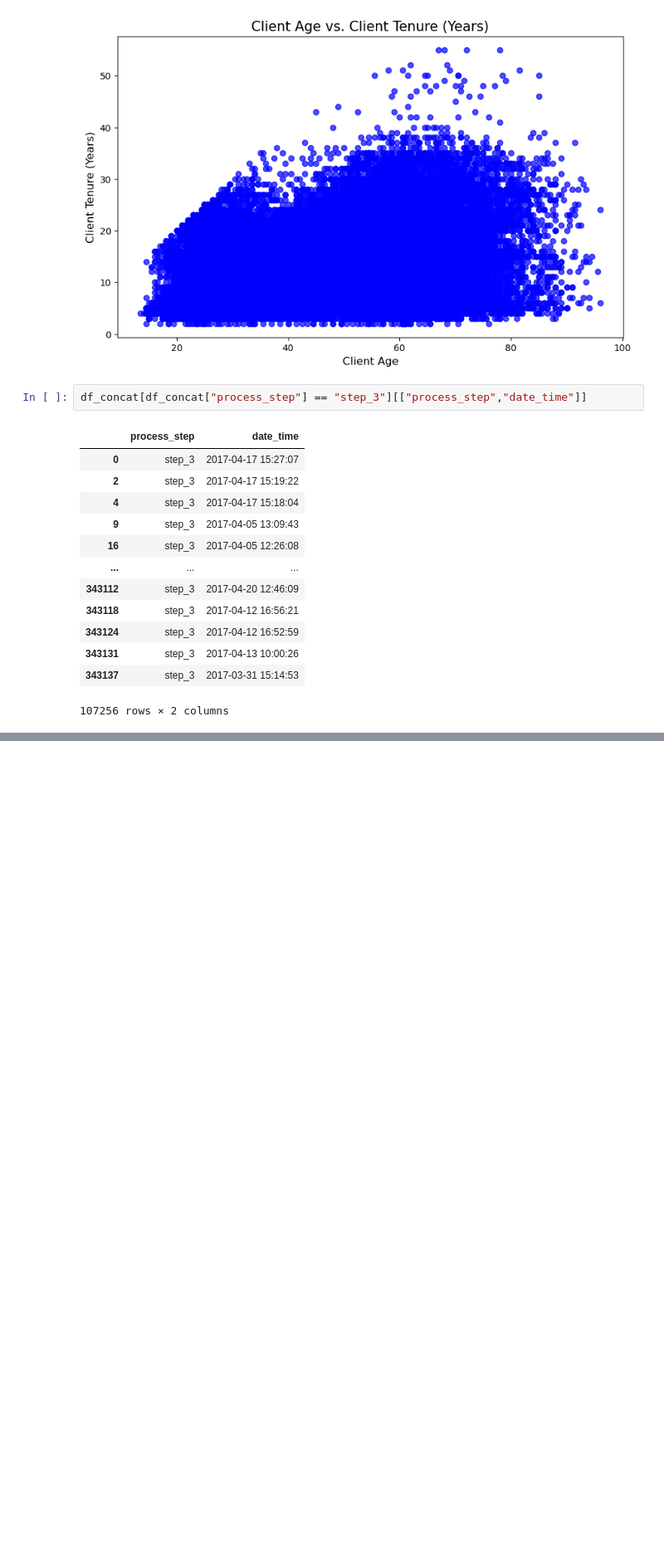
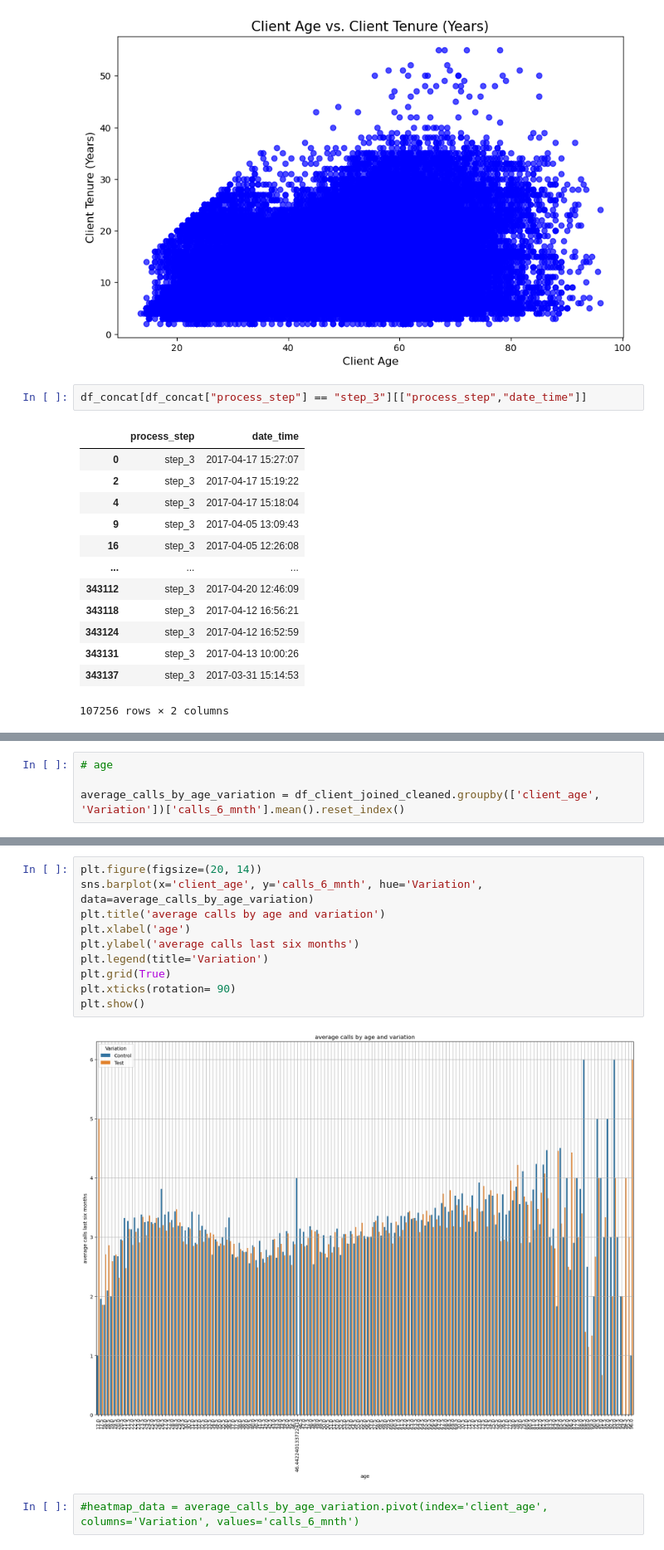
Before and after one commit to BigKawa/LinhSandraNeu, a Jupyter notebook: Datasets.ipynb, the cells around one changed output, grey strips where cells are left out. Shown: that part at 83% size. Saved outputs shown, nothing was run; the diff lists cells and outputs as text; blank space fills up the shorter version.

```diff
--- a/Datasets.ipynb
+++ b/Datasets.ipynb
@@ -138,0 +166,4 @@ df_concat[df_concat["process_step"] == "step_3"][["process_step","date_time"]]
+# %%
+# age
+
+average_calls_by_age_variation = df_client_joined_cleaned.groupby(['client_age', 'Variation'])['calls_6_mnth'].mean().reset_index()
@@ -138,0 +186,14 @@ df_concat[df_concat["process_step"] == "step_3"][["process_step","date_time"]]
+# %%
+plt.figure(figsize=(20, 14))
+sns.barplot(x='client_age', y='calls_6_mnth', hue='Variation', data=average_calls_by_age_variation)
+plt.title('average calls by age and variation')
+plt.xlabel('age')
+plt.ylabel('average calls last six months')
+plt.legend(title='Variation')
+plt.grid(True)
+plt.xticks(rotation= 90)
+plt.show()
+# %% [output]
+[figure, added]
+# %%
+#heatmap_data = average_calls_by_age_variation.pivot(index='client_age', columns='Variation', values='calls_6_mnth')
```
Also changed, not shown: parts of 8 cells of this notebook.
